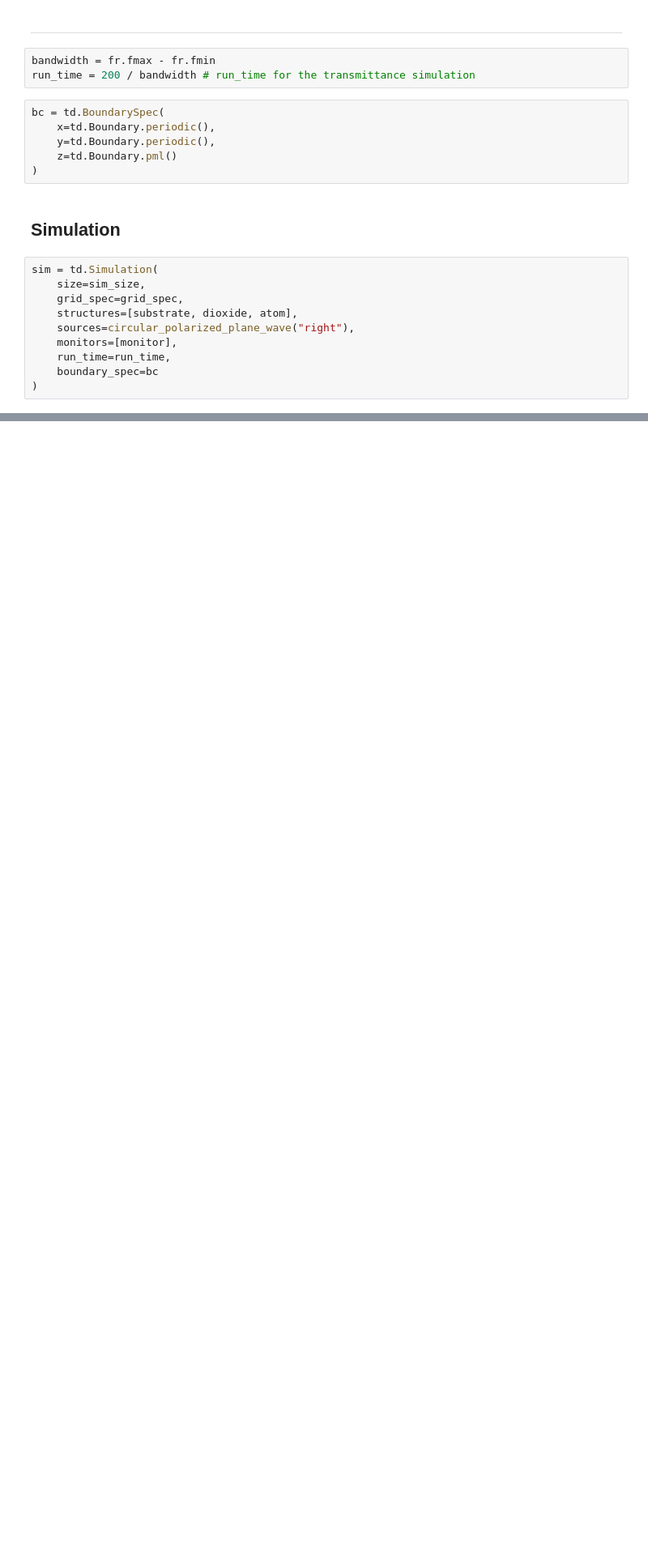
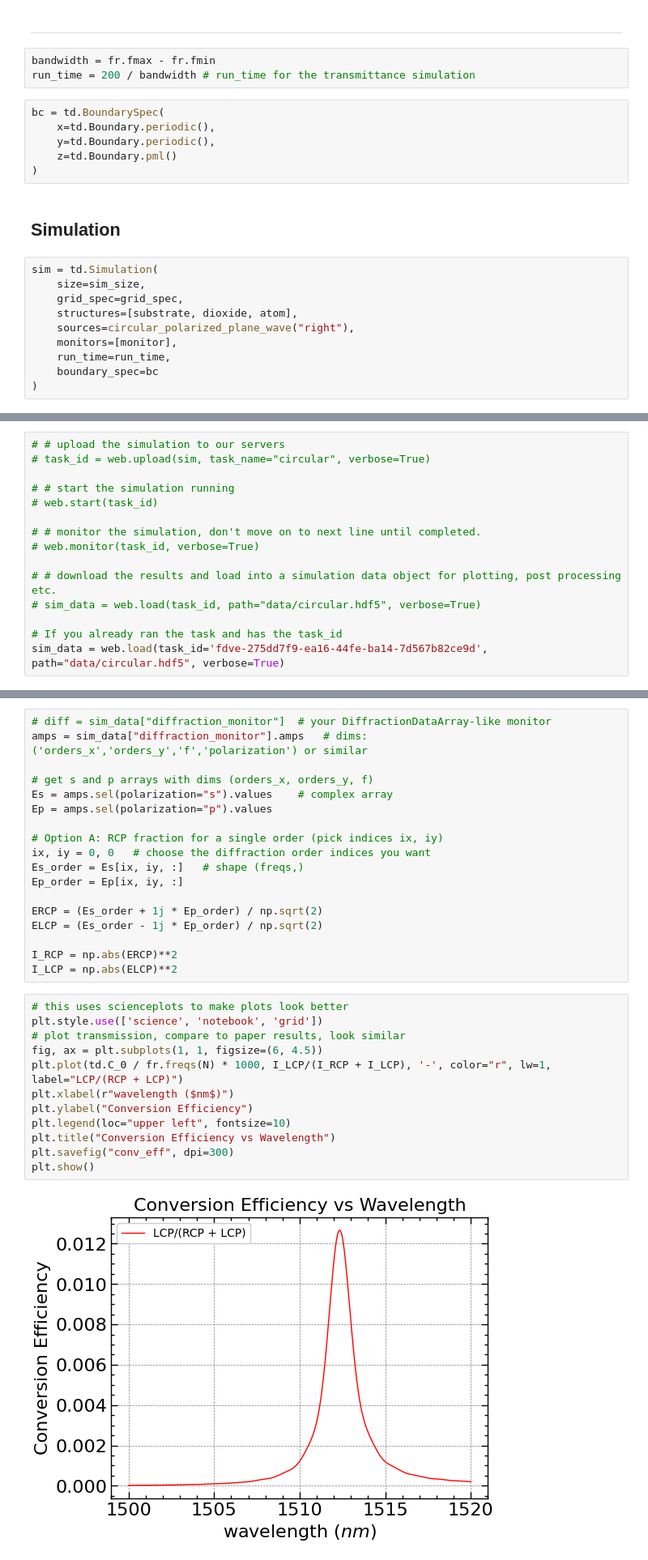
Before and after one commit to yankunm/NLO, a Jupyter notebook: geom_phase_circular.ipynb, the cells around one changed output, grey strips where cells are left out. Shown: that part at 81% size. Saved outputs shown, nothing was run; the diff lists cells and outputs as text; blank space fills up the shorter version.

Commit message:
circular done

```diff
--- a/geom_phase_circular.ipynb
+++ b/geom_phase_circular.ipynb
@@ -327,0 +259,15 @@ plt.show()
+# %%
+# # upload the simulation to our servers
+# task_id = web.upload(sim, task_name="circular", verbose=True)
+
+# # start the simulation running
+# web.start(task_id)
+
+# # monitor the simulation, don't move on to next line until completed.
+# web.monitor(task_id, verbose=True)
+
+# # download the results and load into a simulation data object for plotting, post processing etc.
+# sim_data = web.load(task_id, path="data/circular.hdf5", verbose=True)
+
+# If you already ran the task and has the task_id
+sim_data = web.load(task_id='fdve-275dd7f9-ea16-44fe-ba14-7d567b82ce9d', path="data/circular.hdf5", verbose=True)
@@ -327,0 +280,32 @@ plt.show()
+# %%
+# diff = sim_data["diffraction_monitor"]  # your DiffractionDataArray-like monitor
+amps = sim_data["diffraction_monitor"].amps   # dims: ('orders_x','orders_y','f','polarization') or similar
+
+# get s and p arrays with dims (orders_x, orders_y, f)
+Es = amps.sel(polarization="s").values    # complex array
+Ep = amps.sel(polarization="p").values
+
+# Option A: RCP fraction for a single order (pick indices ix, iy)
+ix, iy = 0, 0   # choose the diffraction order indices you want
+Es_order = Es[ix, iy, :]   # shape (freqs,)
+Ep_order = Ep[ix, iy, :]
+
+ERCP = (Es_order + 1j * Ep_order) / np.sqrt(2)
+ELCP = (Es_order - 1j * Ep_order) / np.sqrt(2)
+
+I_RCP = np.abs(ERCP)**2
+I_LCP = np.abs(ELCP)**2
+# %%
+# this uses scienceplots to make plots look better
+plt.style.use(['science', 'notebook', 'grid'])
+# plot transmission, compare to paper results, look similar
+fig, ax = plt.subplots(1, 1, figsize=(6, 4.5))
+plt.plot(td.C_0 / fr.freqs(N) * 1000, I_LCP/(I_RCP + I_LCP), '-', color="r", lw=1, label="LCP/(RCP + LCP)")
+plt.xlabel(r"wavelength ($nm$)")
+plt.ylabel("Conversion Efficiency")
+plt.legend(loc="upper left", fontsize=10)
+plt.title("Conversion Efficiency vs Wavelength")
+plt.savefig("conv_eff", dpi=300)
+plt.show()
+# %% [output]
+[figure, added]
```
Also changed, not shown: parts of 17 cells of this notebook, 6 other files.
